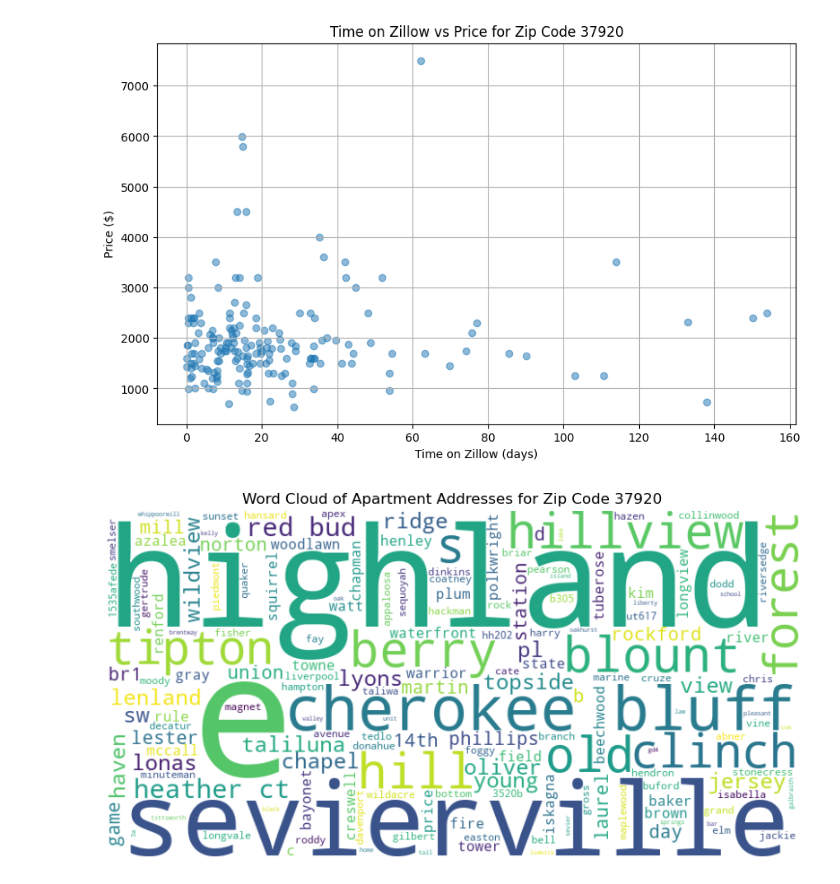
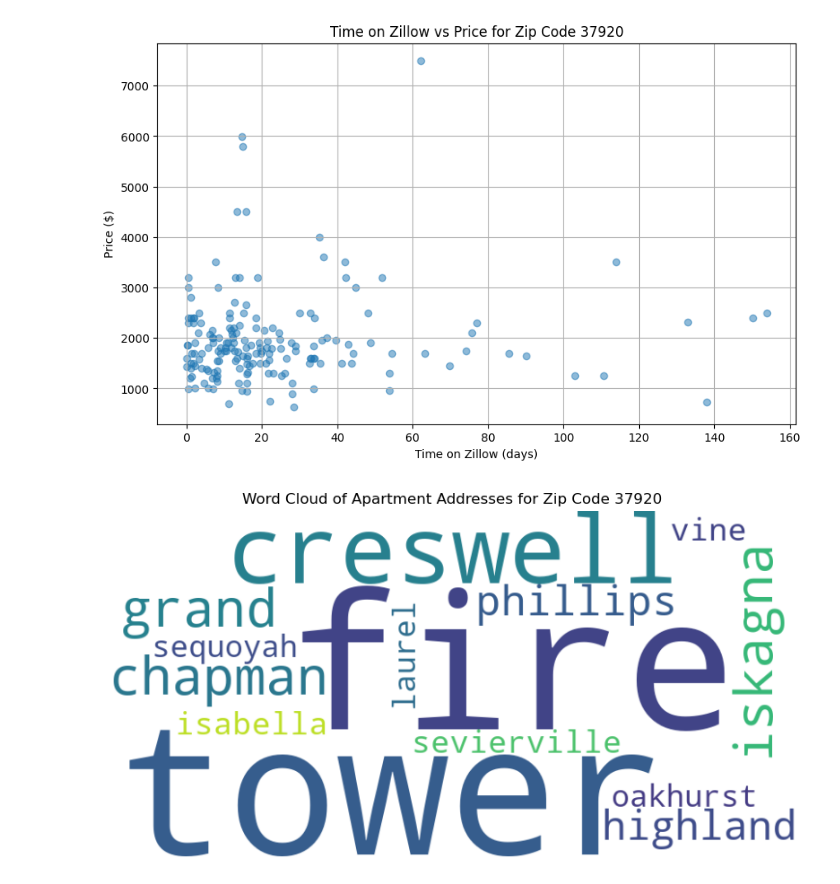
Before and after one commit to fdac23/CarPricingAnalysis, a Jupyter notebook: RentPricingAnalysis.ipynb, the cells around one changed output. Cells and saved outputs as stored; diff of their text form; code cells hidden in the pictures.

Commit message:
Update visualizations

```diff
--- a/RentPricingAnalysis.ipynb
+++ b/RentPricingAnalysis.ipynb
@@ -92,8 +93,8 @@ vis.ScatterTimeVPrice(zipCodes[0], feature="price")
 # %% [output]
 [figure]
 # %%
-vis.AddressWordCloud(zipCodes[0], price_threshold_lb=0, price_threshold_ub=5000)
+vis.AddressWordCloud(zipCodes[0], price_threshold_lb=3000, price_threshold_ub=5000)
 # %% [output]
-[figure, old version]
+[figure, new version]
 # %%
 vis.GeoSpatialMap(zipCodes[0])
```
Also changed, not shown: parts of 3 cells of this notebook.
